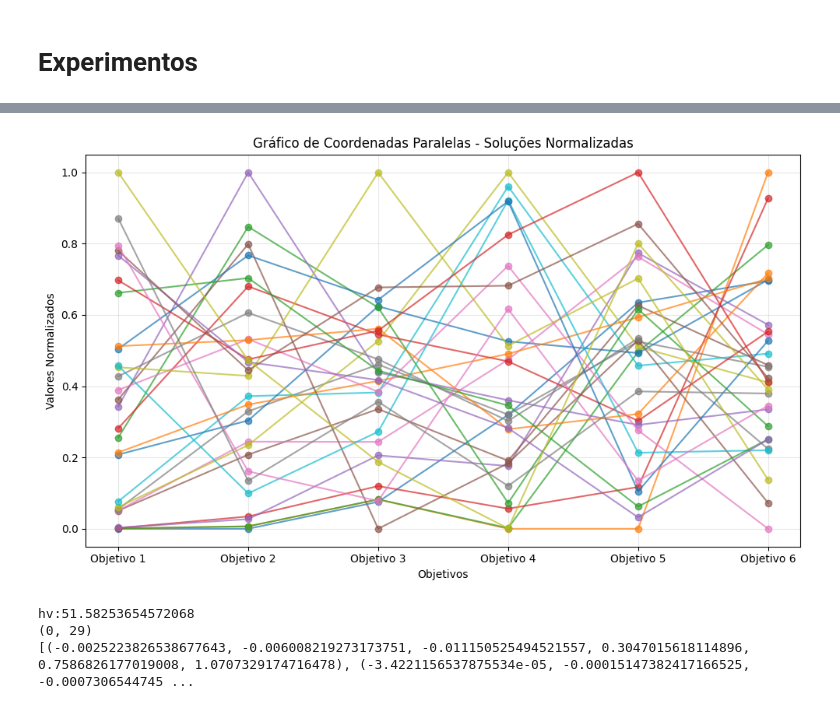
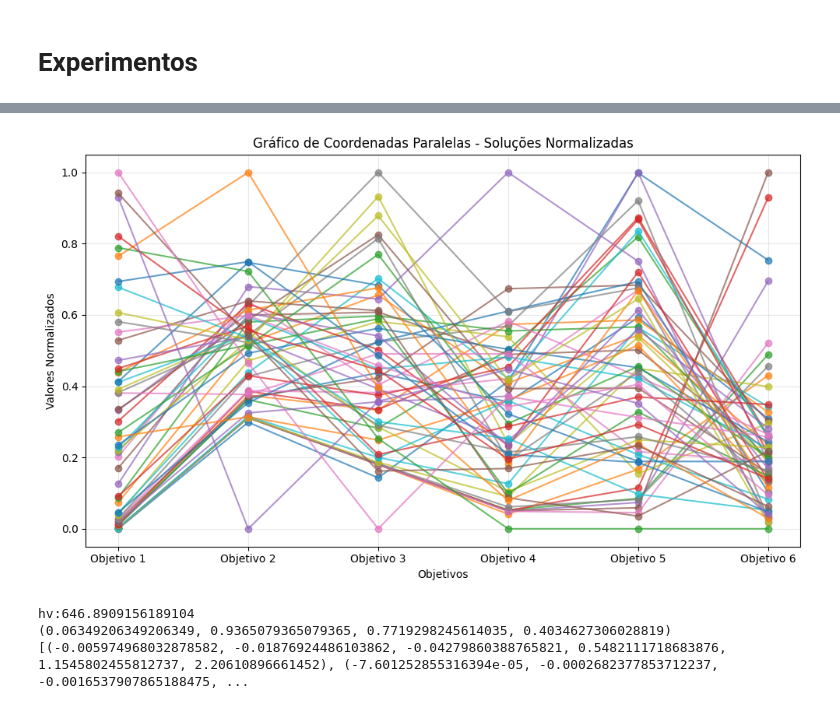
Before and after one commit to JunioCesarFerreira/NSGA-Studies, a Jupyter notebook: notebooks/comparative/nsga-comparations5.ipynb, the cells around one changed output, grey strips where cells are left out. Saved outputs shown, nothing was run; the diff lists cells and outputs as text; code cells hidden in the pictures.

```diff
--- a/notebooks/comparative/nsga-comparations5.ipynb
+++ b/notebooks/comparative/nsga-comparations5.ipynb
@@ -3,7 +3,9 @@ NUM_OBJ = 6
 NUM_VAR = 18
 bounds = [(0.0, 1.0)]*NUM_VAR
 NUM_GEN = 20
-POP_SIZE = 60
+POP_SIZE = 130
+DIV = 4
+R = 0.5
 # %% [markdown]
 # Imprime Gráficos
 # %%
@@ -121,7 +123,7 @@ def generate_reference_points(M: int, p: int) -> np.ndarray:
     generate_recursive(points, M, p, p, 0, [])
     return np.array(points, dtype=float)
 
-print(generate_reference_points(NUM_OBJ, 40))
+ref_points = generate_reference_points(NUM_OBJ, DIV)
 
 # A função acima chega a consumir metade do tempo que a da pymoo
 #from pymoo.util.ref_dirs import get_reference_directions
@@ -371,27 +330,29 @@ hv:7711.94841910139
 # %%
 pareto_front = nsga3_deap_func(
     POP_SIZE,
     NUM_GEN,
     bounds,
     dtlz2,
     crossover,
-    mutation)
+    mutation,
+    divisions=DIV)
 
 plot_parallel(pareto_front)
 
 # Calcular o hipervolume
-hv = hypervolume(pareto_front)
+hv = hypervolume(pareto_front, [3]*NUM_OBJ)
 
 print(f"hv:{hv}")
-print(count_points_around_refs(pareto_front, NUM_OBJ, 10, 0.15))
+a, b = count_points_per_niche_dtlz2(pareto_front, ref_points, R)
+print(analyze_niche_distribution(a, b))
 print(pareto_front)
 if NUM_OBJ==3:
     plot_3d(pareto_front)
 # %% [output]
-[figure, old version]
+[figure, new version]
-hv:51.58253654572068
-(0, 29)
-[(-0.0025223826538677643, -0.006008219273173751, -0.011150525494521557, 0.3047015618114896, 0.7586826177019008, 1.0707329174716478), (-3.4221156537875534e-05, -0.00015147382417166525, -0.0007306544745 ...
+hv:646.8909156189104
+(0.06349206349206349, 0.9365079365079365, 0.7719298245614035, 0.4034627306028819)
+[(-0.005974968032878582, -0.01876924486103862, -0.04279860388765821, 0.5482111718683876, 1.1545802455812737, 2.20610896661452), (-7.601252855316394e-05, -0.0002682377853712237, -0.0016537907865188475, ...
 # %%
 pareto_front = nsga3_pymoo_func(
     POP_SIZE,
```
Also changed, not shown: parts of 5 cells of this notebook, 1 other file.
